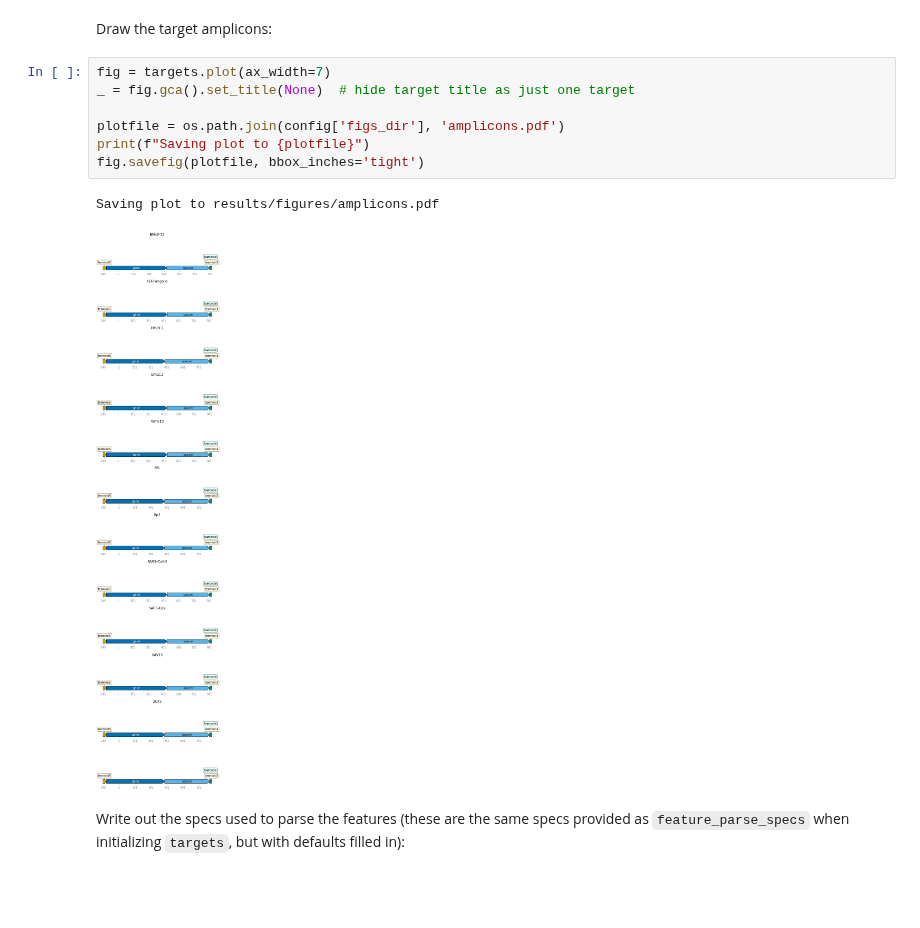
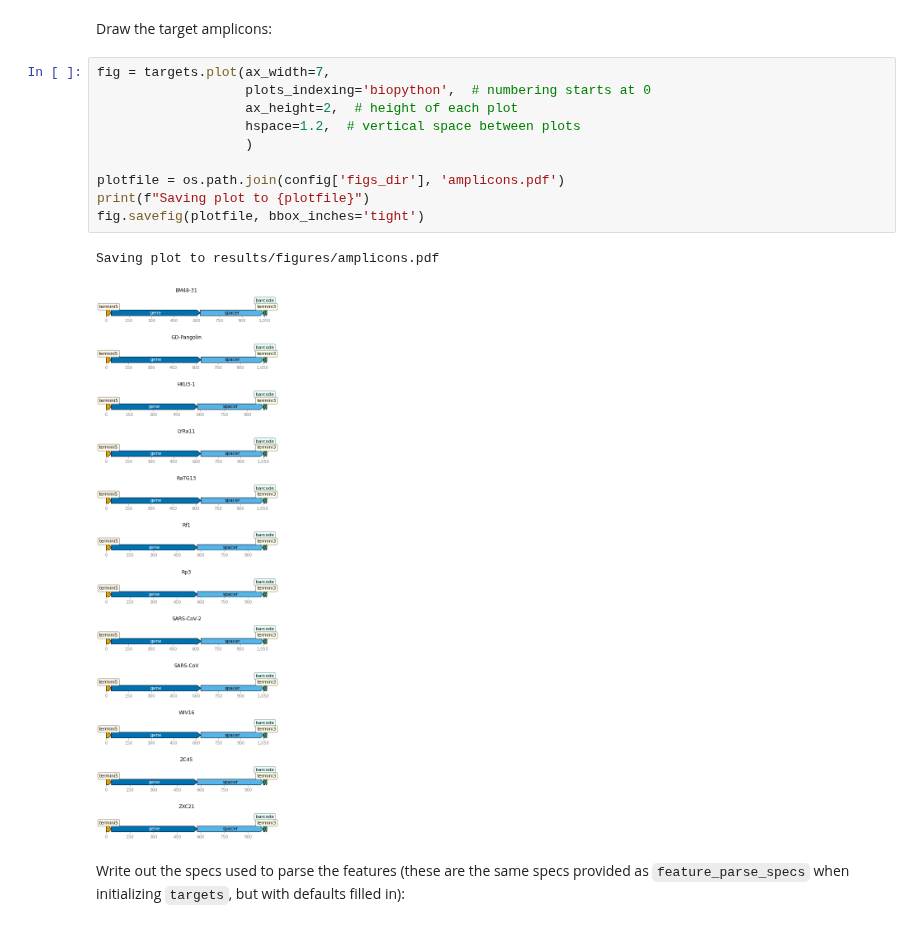
Before and after one commit to jbloomlab/SARS-CoV-2-RBD_DMS, a Jupyter notebook: process_ccs.ipynb, the cells around one changed output. Saved outputs shown, nothing was run; the diff lists cells and outputs as text; blank space fills up the shorter version.

```diff
--- a/process_ccs.ipynb
+++ b/process_ccs.ipynb
@@ -81,15 +81,18 @@ Reading feature parse specs from data/feature_parse_specs.yaml
 # %% [markdown]
 Draw the target amplicons:
 # %%
-fig = targets.plot(ax_width=7)
-_ = fig.gca().set_title(None)  # hide target title as just one target
+fig = targets.plot(ax_width=7,
+                   plots_indexing='biopython',  # numbering starts at 0
+                   ax_height=2,  # height of each plot
+                   hspace=1.2,  # vertical space between plots
+                   )
 
 plotfile = os.path.join(config['figs_dir'], 'amplicons.pdf')
 print(f"Saving plot to {plotfile}")
 fig.savefig(plotfile, bbox_inches='tight')
 # %% [output]
 Saving plot to results/figures/amplicons.pdf
-[figure, old version]
+[figure, new version]
 # %% [markdown]
 Write out the specs used to parse the features (these are the same specs provided as `feature_parse_specs` when initializing `targets`, but with defaults filled in):
 # %%
```
Also changed, not shown: parts of 1 cell of this notebook, 1 other file.
